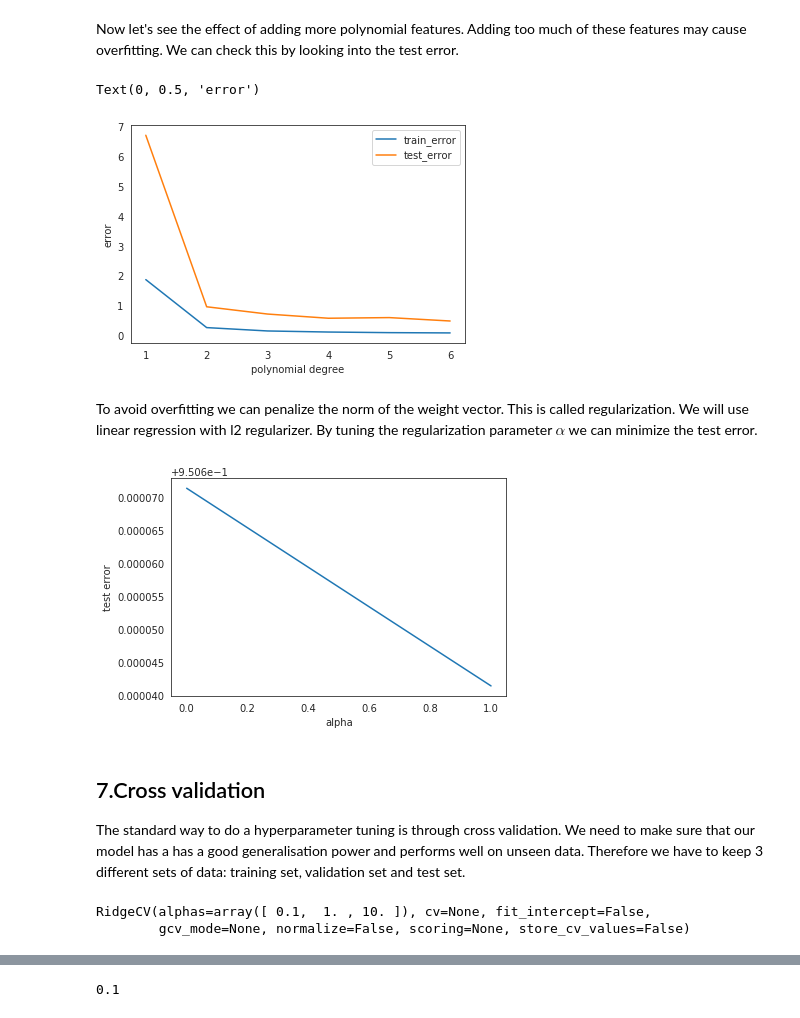
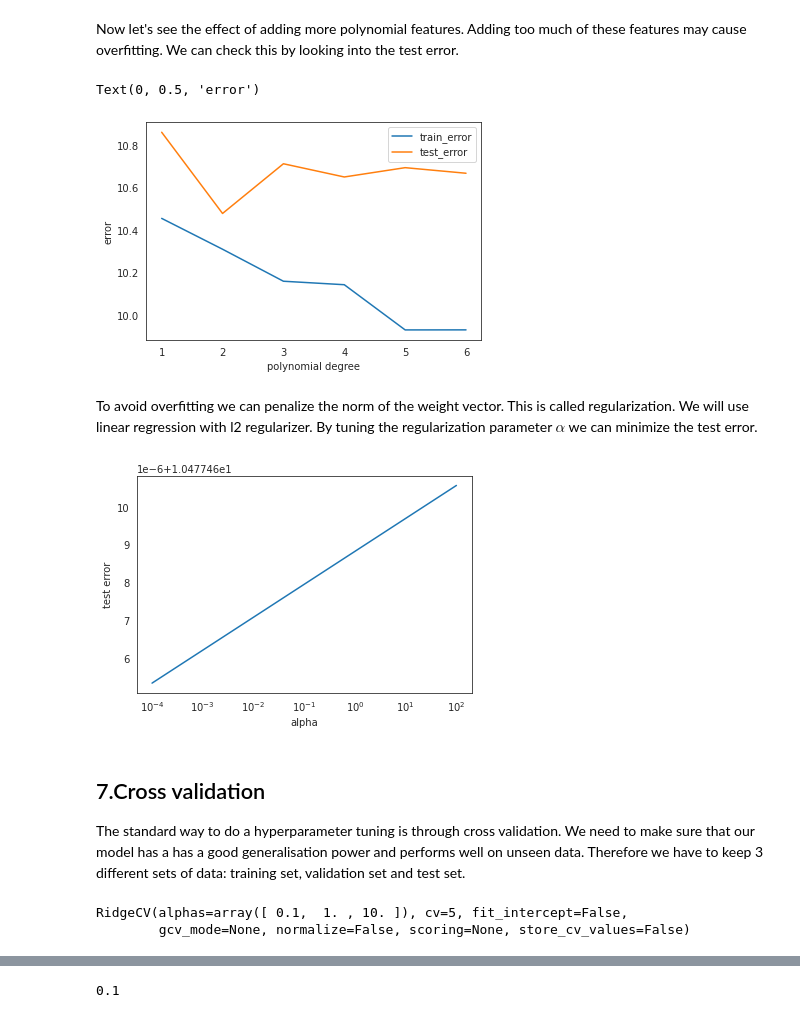
Before and after one commit to michalis0/DataScience_and_MachineLearning, a Jupyter notebook: week4/Linear_Regression_Basics.ipynb, the cells around one changed output, grey strips where cells are left out. Cells and saved outputs as stored; diff of their text form; code cells hidden in the pictures.

```diff
--- a/week4/Linear_Regression_Basics.ipynb
+++ b/week4/Linear_Regression_Basics.ipynb
@@ -30,7 +30,7 @@ We are going to use an advertisement data. The task is to figure out how differe
 
 Let's Load the data with Pandas!
 # %%
-ad_df = pd.read_csv('data/Advertising.csv')
+ad_df = pd.read_csv('https://raw.githubusercontent.com/michalis0/DataMining_and_MachineLearning/master/week4/data/Advertising.csv')
 # view the first 5 rows
 ad_df.head()
 # %% [output]
@@ -308,8 +315,8 @@ Now let's see the effect of adding more polynomial features. Adding too much of
 from sklearn.model_selection import train_test_split
 from sklearn.metrics import mean_squared_error
 # %%
-# let's only use 2 features
-X = np.array(ad_df[["TV", "Radio"]])
+# let's again use 1 features
+X = np.array(ad_df[["TV"]])
 y = np.array(ad_df["Sales"])
 # %%
 train_err = []
@@ -318,7 +325,7 @@ test_err = []
 for f in range(1,7):
     poly = PolynomialFeatures(f)
     X_poly = poly.fit_transform(X)
-    X_train, X_test, y_train, y_test = train_test_split(X_poly, y, test_size=0.2, random_state=10)
+    X_train, X_test, y_train, y_test = train_test_split(X_poly, y, test_size=0.2, random_state=1)
     LR = LinearRegression(fit_intercept=False)
     LR.fit(X_train, y_train)
     train_err.append(mean_squared_error(y_train, LR.predict(X_train)))
@@ -331,7 +338,7 @@ plt.ylabel("error")
 # plt.ylim([0, 100]);
 # %% [output]
 Text(0, 0.5, 'error')
-[figure, old version]
+[figure, new version]
 # %% [markdown]
 To avoid overfitting we can penalize the norm of the weight vector. This is called regularization. We will use linear regression with l2 regularizer. By tuning the regularization parameter $\alpha$ we can minimize the test error.
 # %%
@@ -345,11 +352,11 @@ for alpha in np.linspace(0.1, 1, num=10):
     ridge_regression.fit(X_train, y_train)
     test_err.append(mean_squared_error(y_test, ridge_regression.predict(X_test)))
 # %%
-plt.plot(np.linspace(0, 1, num=10), test_err)
+plt.semilogx(np.logspace(-4, 2, num=10), test_err)
 plt.xlabel("alpha")
 plt.ylabel("test error");
 # %% [output]
-[figure, old version]
+[figure, new version]
 # %% [markdown]
 ## 7.Cross validation
 The standard way to do a hyperparameter tuning is through cross validation. We need to make sure that our model has a has a good generalisation power and performs well on unseen data. Therefore we have to keep 3 different sets of data: training set, validation set and test set.
@@ -357,10 +364,10 @@ The standard way to do a hyperparameter tuning is through cross validation. We n
 # we use ridge regression with built in cross validation
 # by default sklearn does leave-one-out cross validation
 from sklearn.linear_model import RidgeCV
-ridge = RidgeCV(fit_intercept=False)
+ridge = RidgeCV(fit_intercept=False, cv=5)
 ridge.fit(X_train, y_train)
 # %% [output]
-RidgeCV(alphas=array([ 0.1,  1. , 10. ]), cv=None, fit_intercept=False,
+RidgeCV(alphas=array([ 0.1,  1. , 10. ]), cv=5, fit_intercept=False,
         gcv_mode=None, normalize=False, scoring=None, store_cv_values=False)
 # %%
 ridge.coef_
```
Also changed, not shown: parts of 12 cells of this notebook.
